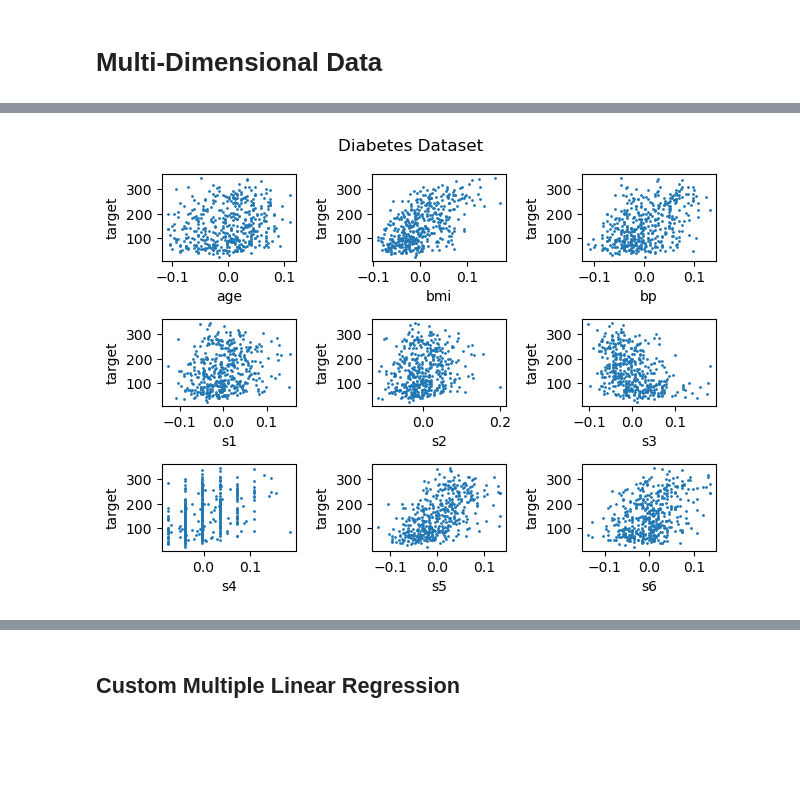
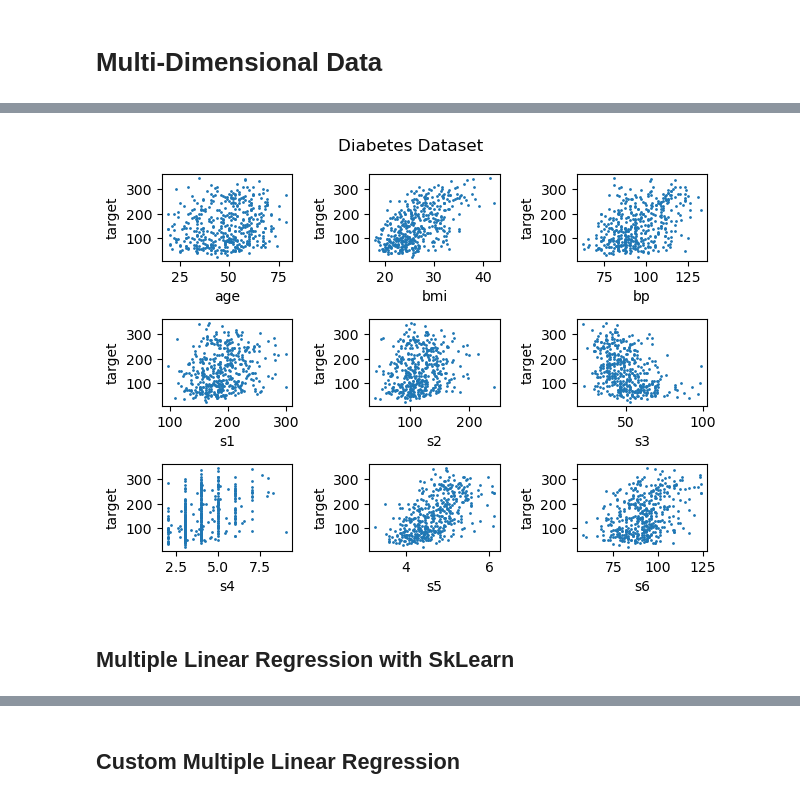
Before and after one commit to sardarchitect/fscoreai-ml, a Jupyter notebook: exploration/20230225_Simple_Linear Regression.ipynb, the cells around one changed output, grey strips where cells are left out. Cells and saved outputs as stored; diff of their text form; code cells hidden in the pictures; blank space fills up the shorter version.

```diff
--- a/exploration/20230225_Simple_Linear Regression.ipynb
+++ b/exploration/20230225_Simple_Linear Regression.ipynb
@@ -92,5 +97,4 @@ plt.show()
 # %% [markdown]
 # Multi-Dimensional Data
 # %%
-from sklearn import datasets
-diabetes = datasets.load_diabetes(as_frame=True)
+X, y = sample_data.diabetes_data()
@@ -113,19 +101,19 @@ diabetes['data']
 # %%
 # Don't plot the sex data
-features = diabetes['feature_names']
-features.remove('sex')
+X = X.drop(columns='sex')
+features = X.columns
 
 # Plot
 fig, axs = plt.subplots(3, 3)
 fig.suptitle('Diabetes Dataset')
 for i in range(3):
     for j in range(3):
         n = j + i * 3
         feature = features[n]
-        axs[i, j].scatter(diabetes['data'][feature], diabetes['target'], s=1)
+        axs[i, j].scatter(X[feature], y, s=1)
         axs[i, j].set_xlabel(feature)
         axs[i, j].set_ylabel('target')
 plt.tight_layout()
 plt.show()
 # %% [output]
-[figure, old version]
+[figure, new version]
@@ -134,0 +120,2 @@ y = diabetes['target'].to_numpy().reshape(-1,1)
+# %% [markdown]
+## Multiple Linear Regression with SkLearn
```
Also changed, not shown: parts of 17 cells of this notebook, 8 other files.
